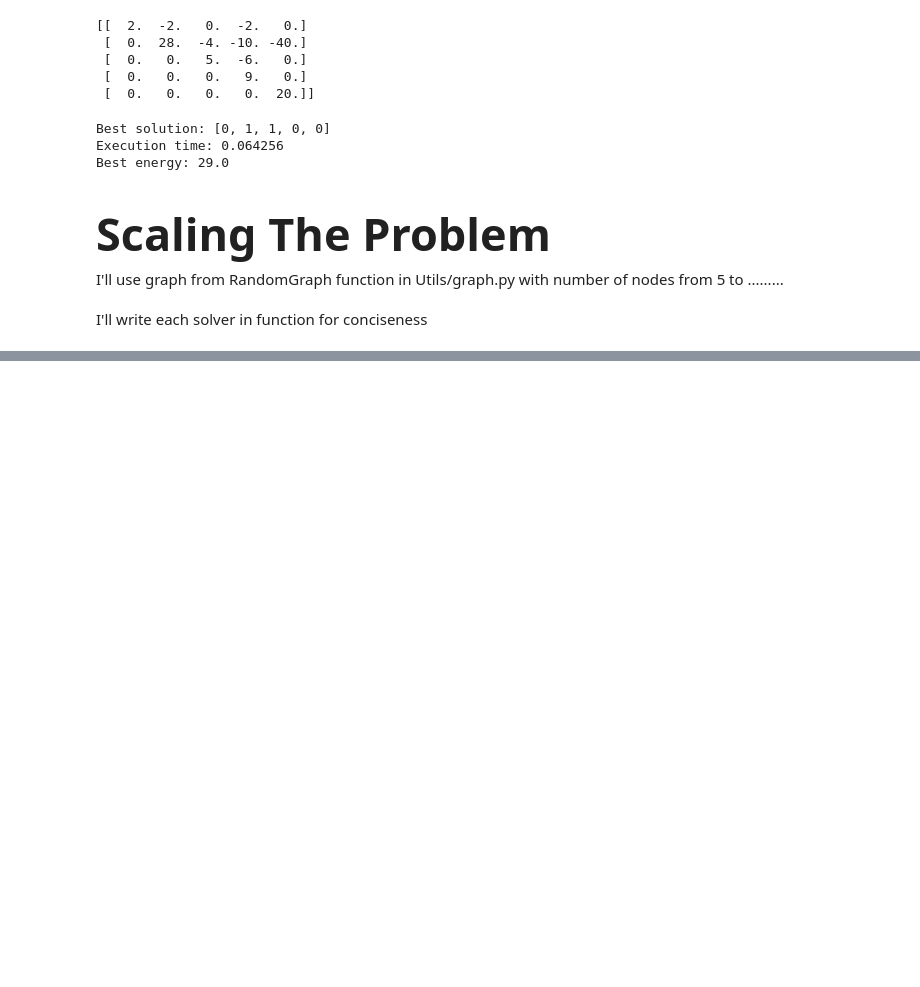
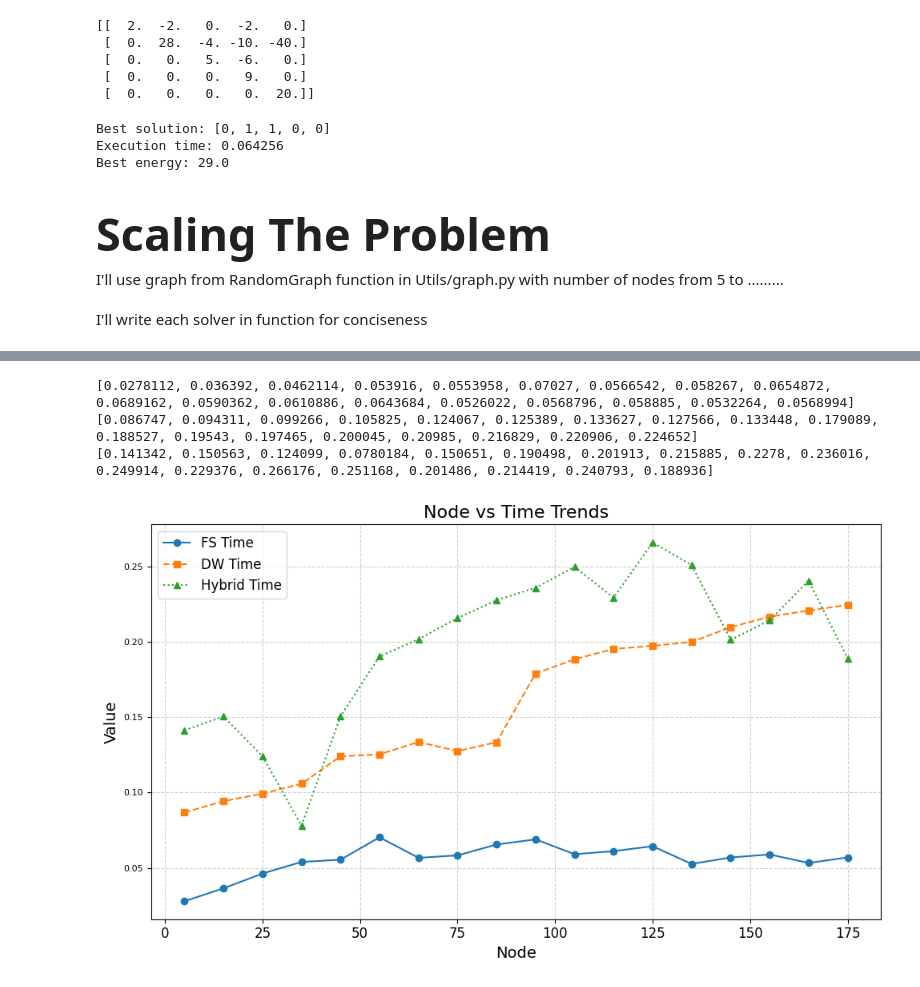
Before and after one commit to BallBoii/Maxcut_Tutorial, a Jupyter notebook: Maxcut_tutorial.ipynb, the cells around one changed output, grey strips where cells are left out. Saved outputs shown, nothing was run; the diff lists cells and outputs as text; code cells hidden in the pictures; blank space fills up the shorter version.

```diff
--- a/Maxcut_tutorial.ipynb
+++ b/Maxcut_tutorial.ipynb
@@ -757,0 +837,32 @@ with open("results_table.txt", "r") as f:
+# %%
+node = [int(item['#vertices']) for item in result]
+fs_time = [float(item['fsTime']) for item in result]
+dw_time = [float(item['dwTime']) for item in result]
+hybrid_time = [float(item['hybridTime']) for item in result]
+print(fs_time)
+print(dw_time)
+print(hybrid_time)
+
+# Plotting the data
+plt.figure(figsize=(10, 6))
+plt.plot(node, fs_time, label="FS Time", marker='o', linestyle='-')
+plt.plot(node, dw_time, label="DW Time", marker='s', linestyle='--')
+plt.plot(node, hybrid_time, label="Hybrid Time", marker='^', linestyle=':')
+
+# Adding labels, title, and legend
+plt.title("Node vs Time Trends", fontsize=16)
+plt.xlabel("Node", fontsize=14)
+plt.ylabel("Value", fontsize=14)
+plt.legend(fontsize=12)
+plt.grid(True, linestyle='--', alpha=0.6)
+plt.xticks(fontsize=12)
+plt.yticks(fontsize=8)
+
+# Display the graph
+plt.tight_layout()
+plt.show()
+# %% [output]
+[0.0278112, 0.036392, 0.0462114, 0.053916, 0.0553958, 0.07027, 0.0566542, 0.058267, 0.0654872, 0.0689162, 0.0590362, 0.0610886, 0.0643684, 0.0526022, 0.0568796, 0.058885, 0.0532264, 0.0568994]
+[0.086747, 0.094311, 0.099266, 0.105825, 0.124067, 0.125389, 0.133627, 0.127566, 0.133448, 0.179089, 0.188527, 0.19543, 0.197465, 0.200045, 0.20985, 0.216829, 0.220906, 0.224652]
+[0.141342, 0.150563, 0.124099, 0.0780184, 0.150651, 0.190498, 0.201913, 0.215885, 0.2278, 0.236016, 0.249914, 0.229376, 0.266176, 0.251168, 0.201486, 0.214419, 0.240793, 0.188936]
+[figure, added]
```
Also changed, not shown: parts of 5 cells of this notebook, 2 other files.
